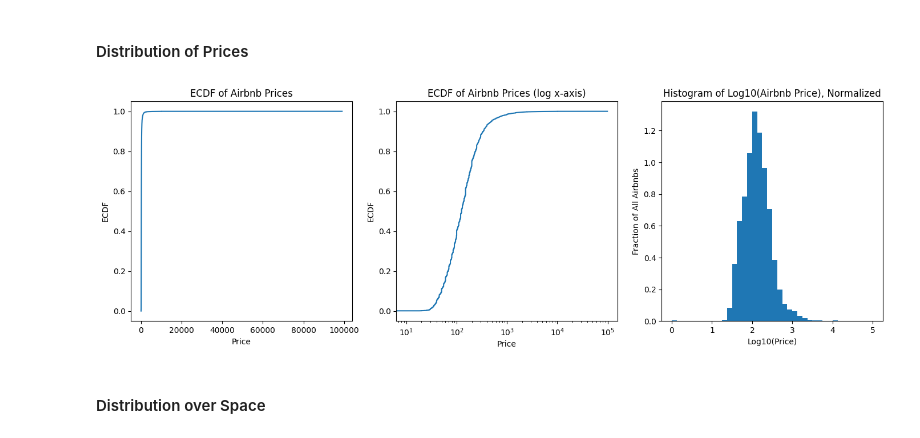
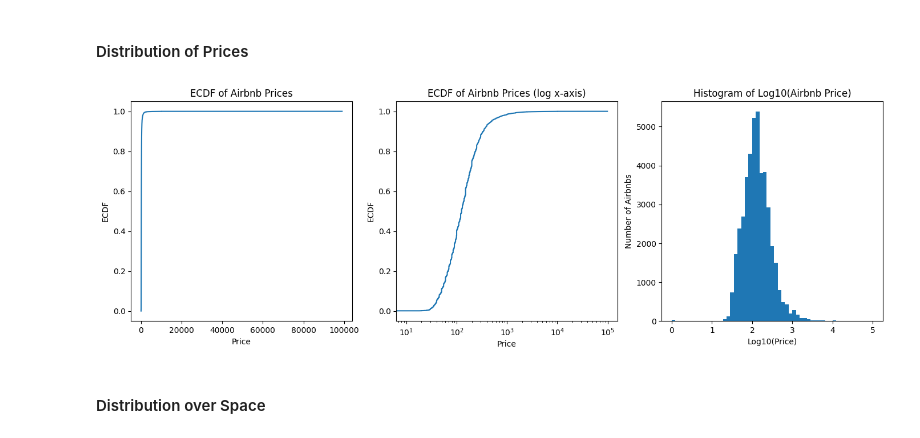
Before and after one commit to bfeif/personal-website, a Jupyter notebook: code/notebooks/feature-engineering-with-just-latitude-and-longitude.ipynb, the cells around one changed output. Drawn from its saved outputs; the diff is of its cells as text; code cells hidden in the pictures.

```diff
--- a/code/notebooks/feature-engineering-with-just-latitude-and-longitude.ipynb
+++ b/code/notebooks/feature-engineering-with-just-latitude-and-longitude.ipynb
@@ -135,25 +137,25 @@ shape: (5, 6)
 # %%
 fig, (ax1, ax2, ax3) = plt.subplots(1, 3, figsize=(17, 5))
 
 ax1.plot(df["price"].sort(), np.linspace(0, 1, len(df)))
 ax1.set_xlabel("Price")
 ax1.set_ylabel("ECDF")
 ax1.set_title("ECDF of Airbnb Prices")
 
 ax2.plot(df["price"].sort(), np.linspace(0, 1, len(df)))
 ax2.set_xscale("log")
 ax2.set_xlabel("Price")
 ax2.set_ylabel("ECDF")
 ax2.set_title("ECDF of Airbnb Prices (log x-axis)")
 
-ax3.hist(df["price_log10"], bins=40, density=True)
+ax3.hist(df["price_log10"], bins=55, density=False)
 ax3.set_xlabel("Log10(Price)")
-ax3.set_ylabel("Fraction of All Airbnbs")
-ax3.set_title("Histogram of Log10(Airbnb Price), Normalized")
+ax3.set_ylabel("Number of Airbnbs")
+ax3.set_title("Histogram of Log10(Airbnb Price)")
 
 plt.savefig(os.path.join(images_dir, "distribution-of-airbnb-price.png"))
 # %% [output]
-[figure, old version]
+[figure, new version]
 # %% [markdown]
 #### Distribution over Space
 # %%
```
Also changed, not shown: parts of 19 cells of this notebook, 9 other files.
